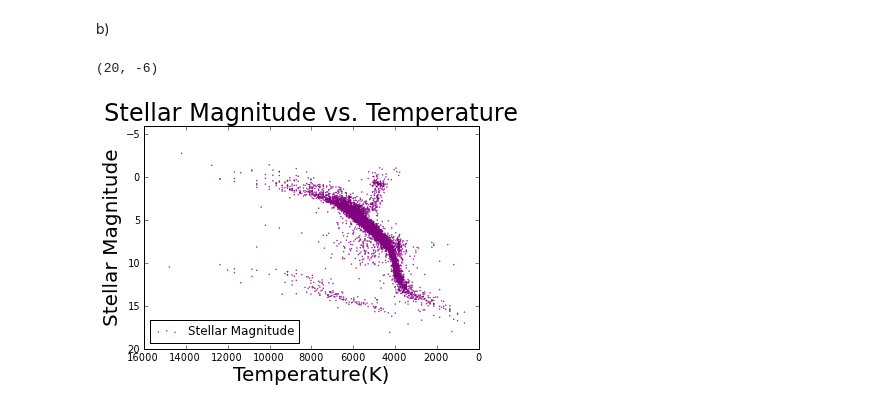
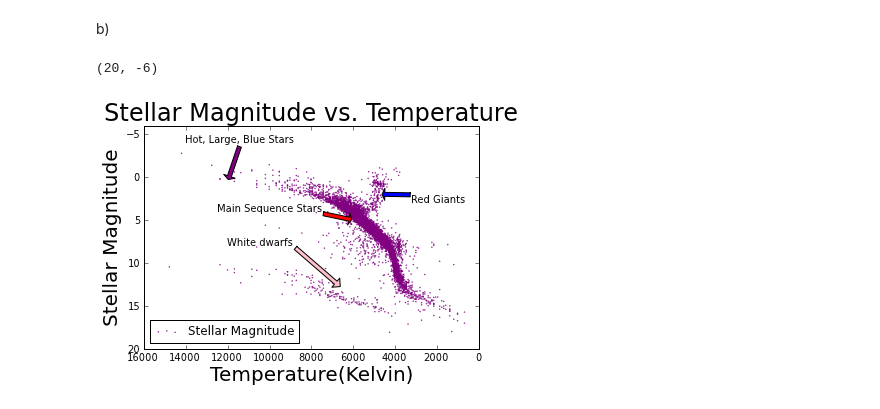
Before and after one commit to dgelfer/PHYS20213, a Jupyter notebook: Week3/Graphics_exercises2.ipynb, the cells around one changed output. Saved outputs shown, nothing was run; the diff lists cells and outputs as text; code cells hidden in the pictures.

```diff
--- a/Week3/Graphics_exercises2.ipynb
+++ b/Week3/Graphics_exercises2.ipynb
@@ -185,14 +185,19 @@ b)
 # %%
 data = loadtxt("/Users/dangelfer/Documents/stars.txt",float)
 x = data[:,0]
 y = data[:,1]
 pylab.scatter(x,y,color = "purple",label = "Stellar Magnitude", s = 0.2)
-xlabel("Temperature(K)",fontsize=20)
+xlabel("Temperature(Kelvin)",fontsize=20)
 ylabel("Stellar Magnitude",fontsize=20)
 title("Stellar Magnitude vs. Temperature",fontsize = 24)
+ax = gca()
+ax.annotate("Red Giants", xy=(4700, 2), xytext=(3200, 3),arrowprops=dict(facecolor='blue', shrink=0.05))
+ax.annotate("Main Sequence Stars", xy=(6000, 5), xytext=(12500, 4),arrowprops=dict(facecolor='red', shrink=0.05))
+ax.annotate("Hot, Large, Blue Stars", xy=(12000, 0.5), xytext=(14000, -4),arrowprops=dict(facecolor='purple', shrink=0.05))
+ax.annotate("White dwarfs", xy=(6500, 13), xytext=(12000, 8),arrowprops=dict(facecolor='pink', shrink=0.05))
 legend(loc = "lower left")
 xlim( (16000,-1) )
 ylim( (20,-6) )
 # %% [output]
 (20, -6)
-[figure, old version]
+[figure, new version]
```
Also changed, not shown: 1 other file.
